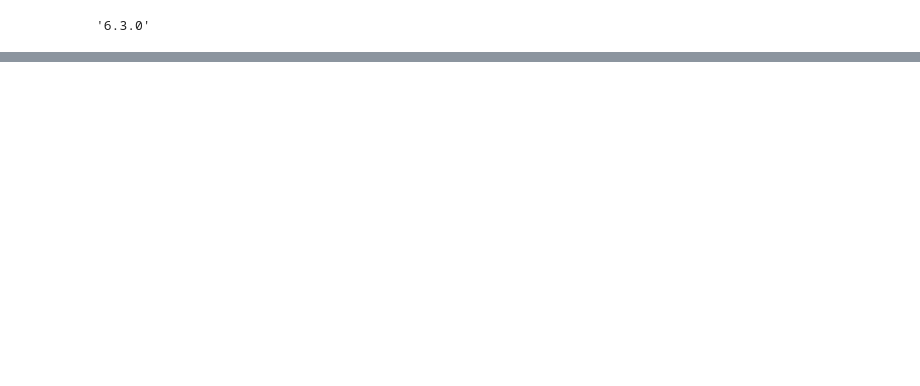
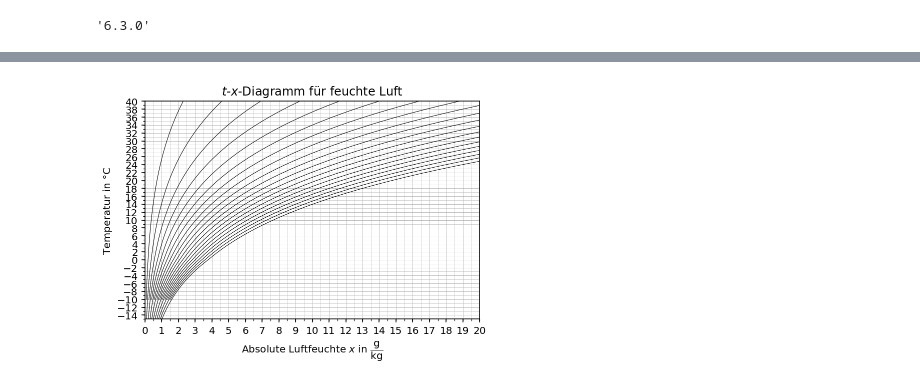
Before and after one commit to w-meiners/kwb, a Jupyter notebook: src/Feuchte_Luft/Untitled 1.ipynb, the cells around one changed output, grey strips where cells are left out. Drawn from its saved outputs; the diff is of its cells as text; code cells hidden in the pictures; blank space fills up the shorter version.

```diff
--- a/src/Feuchte_Luft/Untitled 1.ipynb
+++ b/src/Feuchte_Luft/Untitled 1.ipynb
@@ -17,0 +48,31 @@ CoolProp.__version__
+# %%
+def toggle_vals(*args):
+    l = len(args)
+    i = 0
+    while i >= 0:
+        yield args[i % l]
+        i += 1
+# %%
+%%time
+fig,ax = plt.subplots()
+
+t_0 = toggle_vals(-10,-15)
+t_1 = 40
+
+for phi in np.arange(5e-2,101e-2,5e-2):
+    ly = np.linspace(next(t_0),t_1,200)
+    lx = HAPropsSI('W', 'T',ly+T_0, 'R',phi, 'P',101325)
+    ax.plot(lx*1000,ly,c='k',lw=0.5)
+
+ax.xaxis.set_major_locator(tk.MultipleLocator(1))
+ax.xaxis.set_minor_locator(tk.MultipleLocator(0.5))
+ax.yaxis.set_major_locator(tk.MultipleLocator(2))
+ax.yaxis.set_minor_locator(tk.MultipleLocator(1))
+ax.grid(lw=0.25,which='both')
+ax.set(xlim=(0,20),ylim=(-15,40))
+ax.set_title('$t$-$x$-Diagramm für feuchte Luft')
+ax.set(
+    xlabel=r'Absolute Luftfeuchte $x$ in $\dfrac{\mathrm{g}}{\mathrm{kg}}$',
+    ylabel=r'Temperatur in °C'
+)
+# %% [output]
@@ -17,0 +81 @@ CoolProp.__version__
+[figure, added]
```
Also changed, not shown: parts of 13 cells of this notebook, 2 other files.
